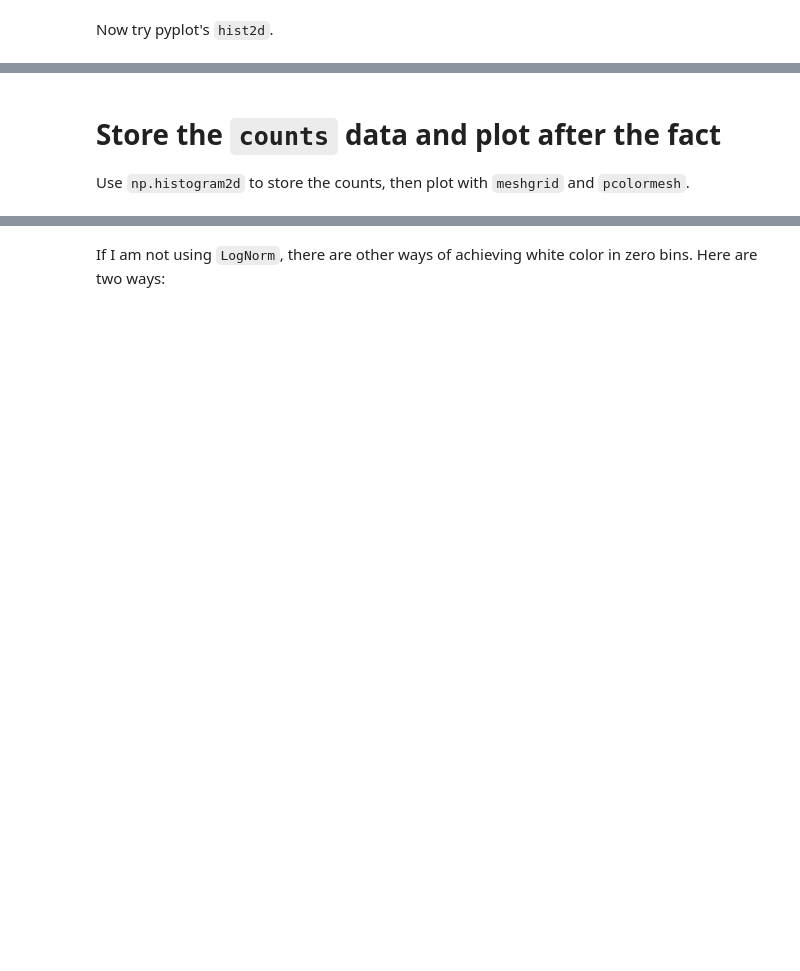
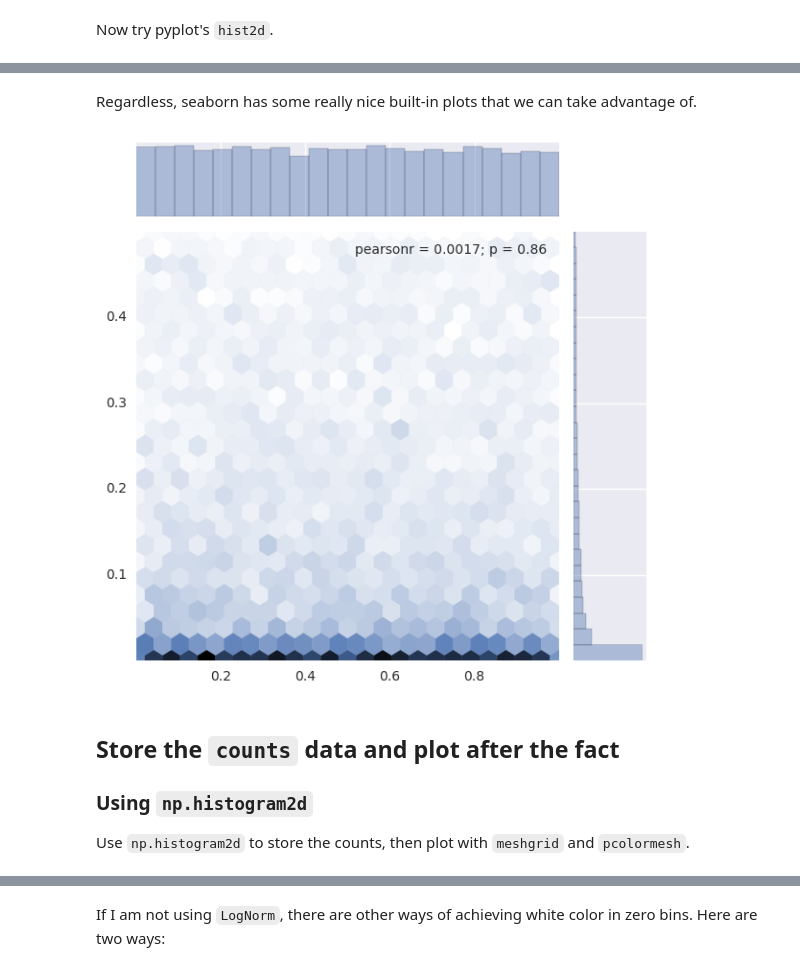
Before and after one commit to pfschus/python-tutorial-plotting, a Jupyter notebook: python_plotting_cheat_sheet.ipynb, the cells around one changed output, grey strips where cells are left out. Drawn from its saved outputs; the diff is of its cells as text; code cells hidden in the pictures; blank space fills up the shorter version.

```diff
--- a/python_plotting_cheat_sheet.ipynb
+++ b/python_plotting_cheat_sheet.ipynb
@@ -340,5 +352,14 @@ plt.show()
+# %% [markdown]
+Regardless, seaborn has some really nice built-in plots that we can take advantage of.
+# %%
+sns.jointplot(x, y, kind='hex')
+plt.show()
+# %% [output]
+[figure, added]
 # %% [markdown]
-# Store the `counts` data and plot after the fact
+## Store the `counts` data and plot after the fact
+
+### Using `np.histogram2d`
 
 Use `np.histogram2d` to store the counts, then plot with `meshgrid` and `pcolormesh`.
 # %%
```
Also changed, not shown: parts of 11 cells of this notebook.
